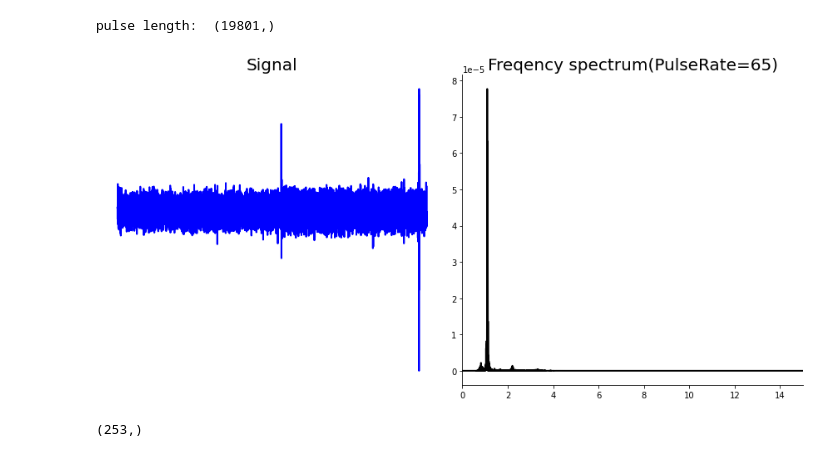
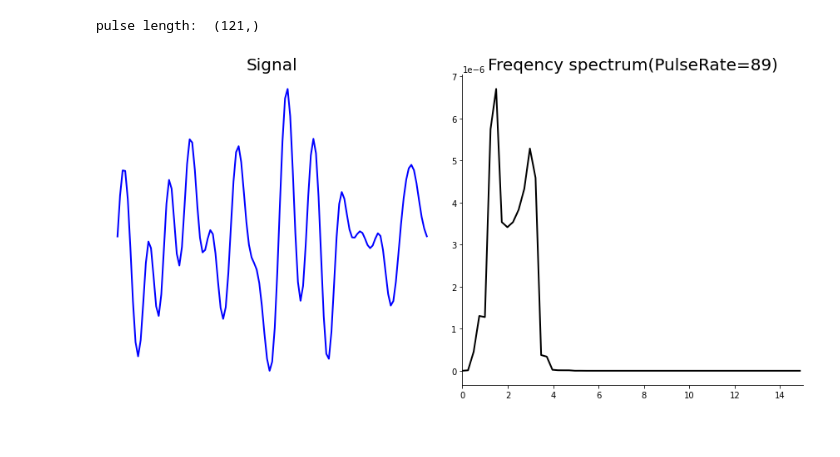
Before and after one commit to sugyeong-yu/RPPG-Deepfake_Detection, a Jupyter notebook: code/rPPG.ipynb, the cells around one changed output. Cells and saved outputs as stored; diff of their text form; code cells hidden in the pictures.

```diff
--- a/code/rPPG.ipynb
+++ b/code/rPPG.ipynb
@@ -80,7 +83,7 @@ group=[]
 #time.sleep(2)
 
 subject=0
-file_path="D:\\prlab\\ysg\\rppg\\RPPG-HRV_analysis\\images\\"+str(subject)
+file_path="D:\\prlab\\ysg\\rppg\\RPPG-Deepfake_Detection\\image\\100\\"
 file_list=glob.glob(os.path.join(file_path,"*.png"))
 file_list = natsort.natsorted(file_list,reverse=False)
 
@@ -136,7 +139,7 @@ try:
 
 finally:
     cv2.destroyAllWindows()
-     print("==================================================!!!finish!!!=================================================")
+    print("==================================================!!!finish!!!=================================================")
 
 plt.figure(figsize=(12, 8))
 plt.subplot(3,1,1)
@@ -235,44 +560,40 @@ print("pulse length: ",pulse.shape)
 # 맥박수 계산하는 방법
 # 1) 시계열 도메인에서 PPI(peak-to-peak interval) 계산  ==> instant pulse-rate
 # 2) 주파수 도메인에서 maximum power band 검출 ==> average pulse-rate
 
 
 # 주파수 스펙트럼 계산
 # 실시간에서는 실시간 fs를 계산해서 파라미터로 넣어줘야함
 f, psd = signal.periodogram(pulse, fs=30, window='hann')
 max_band = np.argmax(psd)
 pr = int(f[max_band] * 60) #분당맥박수
 pr = min(max(pr, band[0]), band[1])
 
 
 plt.figure(figsize=(12, 6))
 plt.subplot(1,2,1)
 plt.plot(pulse, 'b', linewidth=2)
 plt.axis('off')
 plt.title('Signal', fontsize=20)
 
 ax = plt.subplot(1,2,2)
 plt.plot(f, psd, 'k', linewidth=2)
 plt.xlim([0, 15])
 ax.spines['top'].set_visible(False)
 ax.spines['right'].set_visible(False)
 plt.title('Freqency spectrum(PulseRate={})'.format(pr), fontsize=20)
 
 plt.tight_layout()
 plt.show()
 
-file_num=subject
-save_path='D:\\prlab\\ysg\\rppg\\rppg_HRV\\data\\rppg\\'
-f = open(save_path+'rppg'+str(file_num)+'.csv', 'w', newline='')
-wr = csv.writer(f)
-wr.writerow(pulse)
-wr.writerow(times)
-wr.writerow(group)
-f.close()
+# file_num=subject
+# save_path='D:\\prlab\\ysg\\rppg\\rppg_HRV\\data\\rppg\\'
+# f = open(save_path+'rppg'+str(file_num)+'.csv', 'w', newline='')
+# wr = csv.writer(f)
+# wr.writerow(pulse)
+# wr.writerow(times)
+# wr.writerow(group)
+# f.close()
 # %% [output]
-pulse length:  (19801,)
+pulse length:  (121,)
-[figure, old version]
+[figure, new version]
-# %%
-print(pulse.shape)
-# %% [output]
-(253,)
```
Also changed, not shown: parts of 12 cells of this notebook, 1 other file.
